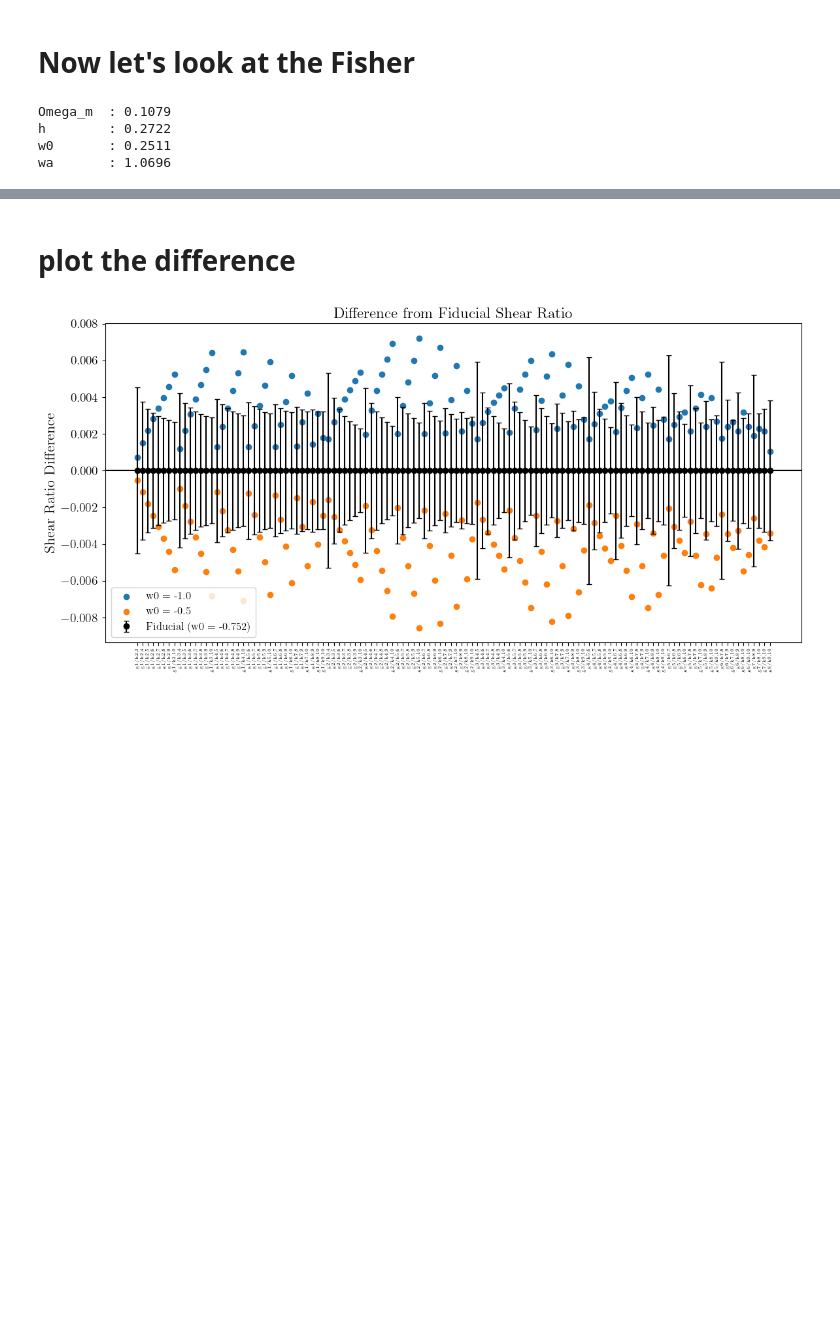
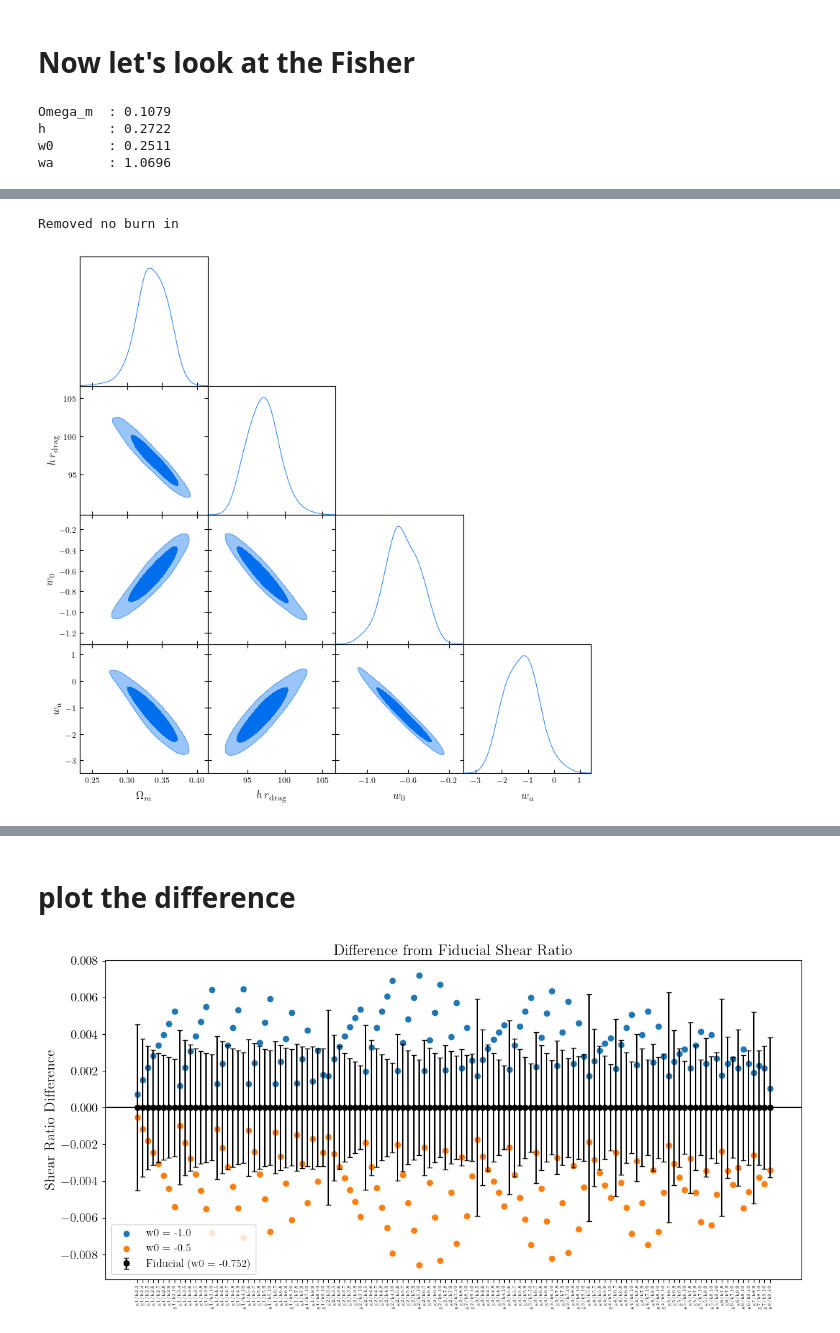
Before and after one commit to pltaylor16/SRFish, a Jupyter notebook: shear-ratio.ipynb, the cells around one changed output, grey strips where cells are left out. Cells and saved outputs as stored; diff of their text form; code cells hidden in the pictures; blank space fills up the shorter version.

```diff
--- a/shear-ratio.ipynb
+++ b/shear-ratio.ipynb
@@ -983,0 +1158,4 @@ Removed no burn in
+# %%
+desi_samples_low = desi_samples[50000::10,:]
+desi = Harvest('output/desi', chain = desi_samples_low, n_flows = 3)
+lens = Harvest('output/lens', chain = samples_hrdrag, n_flows = 3)
@@ -983,0 +1168,32 @@ Removed no burn in
+# %%
+combined = Combine(desi, lens)
+# %%
+desi_weights, lens_weights = combined.combine()
+# %%
+from getdist import MCSamples
+import getdist.plots as gdplt
+import matplotlib.pyplot as plt
+
+# Parameter setup
+param_names = ["Omega_m", "hrdrag", "w0", "wa"]
+latex_labels = [r"\Omega_m", r"h\,r_{\mathrm{drag}}", r"w_0", r"w_a"]
+
+# Create MCSamples instance
+samples = MCSamples(samples=desi_samples_low, weights=desi_weights,
+                    names=param_names, labels=latex_labels)
+
+# Plot with GetDist
+plt.rcParams.update({
+    "text.usetex": True,
+    "font.family": "serif",
+    "font.serif": ["Computer Modern Roman"],
+    "axes.labelsize": 16,
+    "font.size": 14,
+    "legend.fontsize": 12,
+})
+
+g = gdplt.get_subplot_plotter()
+g.triangle_plot(samples, filled=True)
+# %% [output]
+Removed no burn in
+[figure, added]
```
Also changed, not shown: parts of 9 cells of this notebook.
